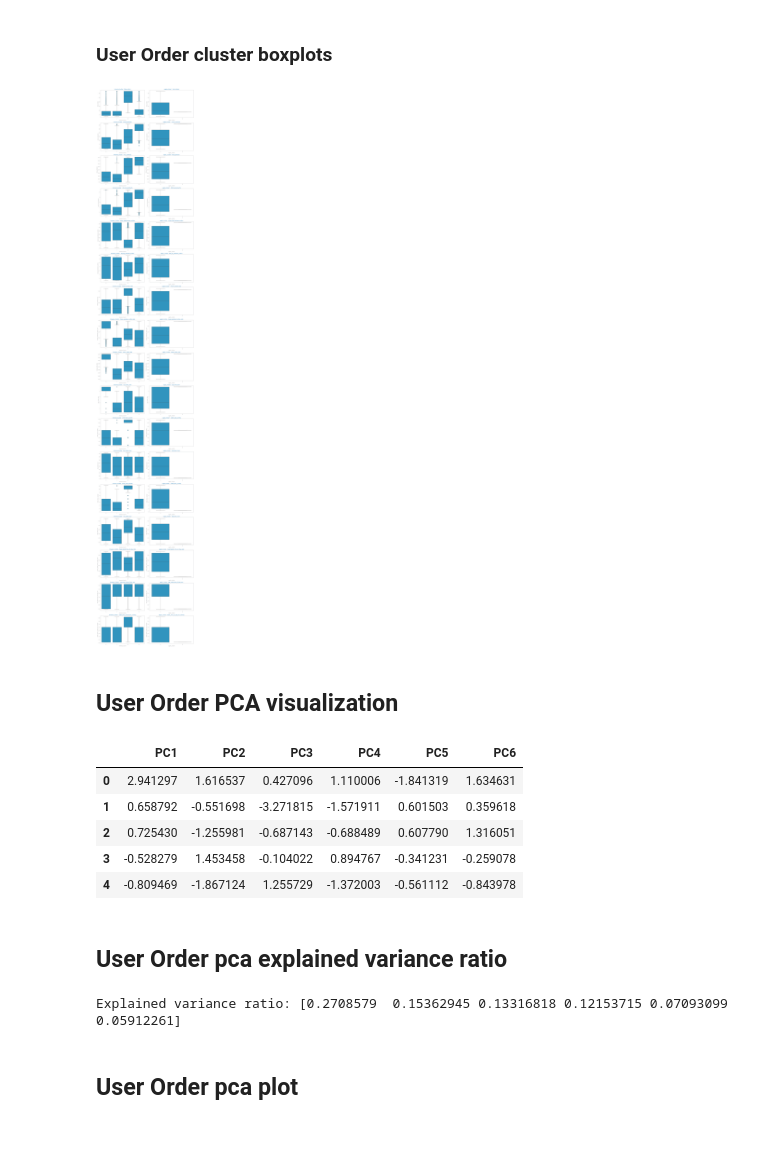
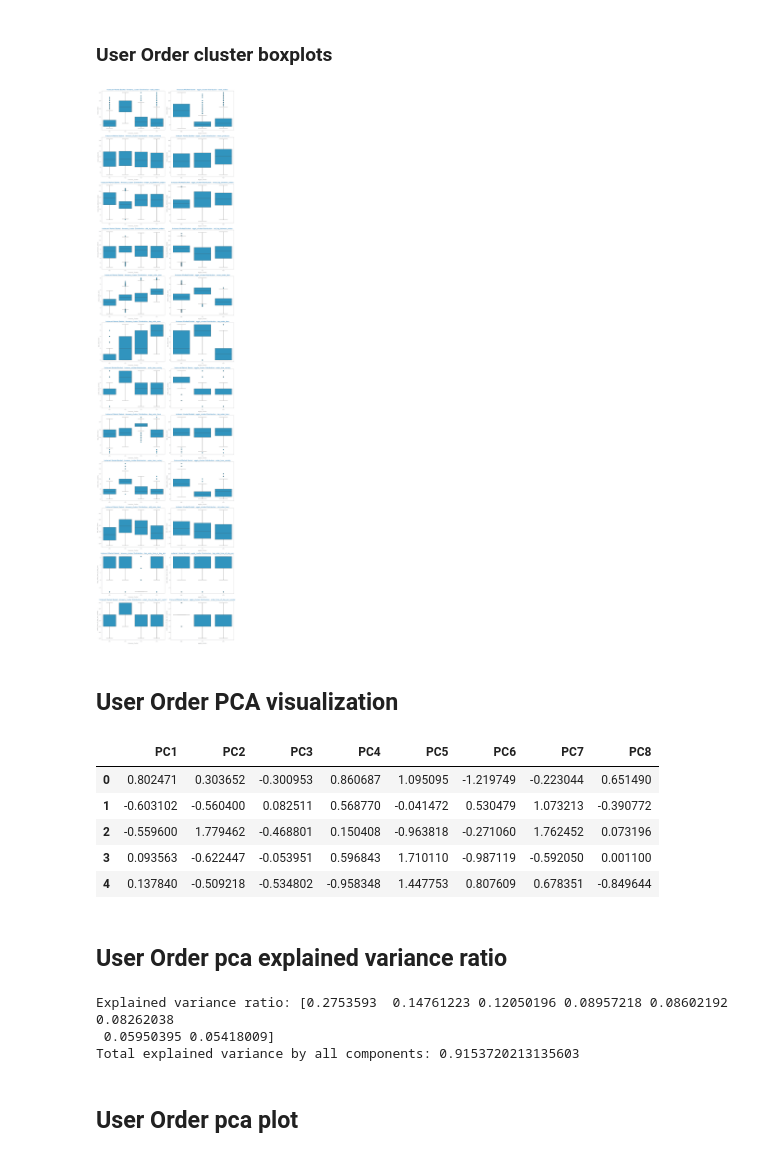
Before and after one commit to jvanalytics/ist_dash_2024_rec, a Jupyter notebook: non_supervised_analysis/notebooks/dataset_3/2_instacart_clustering.ipynb, the cells around one changed output. Cells and saved outputs as stored; diff of their text form; code cells hidden in the pictures.

Commit message:
updated clustering with feature engineering, updated pattern with functions

```diff
--- a/non_supervised_analysis/notebooks/dataset_3/2_instacart_clustering.ipynb
+++ b/non_supervised_analysis/notebooks/dataset_3/2_instacart_clustering.ipynb
@@ -249,16 +389,14 @@ def drop_numeric_outliers(df, summary, numeric_vars, factor=1):
 
 
 
-users_df = truncate_outliers(users_df, summary5, numeric_vars)
+# users_df = truncate_outliers(users_df, summary5, numeric_vars)
 
 
-# outlier_drop = ['total_orders', 'total_products']
-users_df = drop_numeric_outliers(users_df, summary5, numeric_vars)
+outlier_drop = ['total_orders', 'mean_products','std_order_hour']
+users_df = drop_numeric_outliers(users_df, summary5, outlier_drop)
 
 
-users_df=users_df[users_df['total_orders']<=40]
-# users_df=users_df[users_df['total_products']<=1500]
-# users_df=users_df[users_df['order_day_variety']<=4]
+users_df=users_df[users_df['total_orders']<=25]
 
 
 # users_df = drop_numeric_outliers(users_df, summary5, numeric_vars)
@@ -397,7 +535,7 @@ plt.show()
 ## User Order Kmeans model
 # %%
 # Clustering
-reorder_kmeans = KMeans(n_clusters=3, random_state=42)
+reorder_kmeans = KMeans(n_clusters=4, random_state=42)
 reorder_y_pred_kmeans = reorder_kmeans.fit_predict(reorder_numeric_features_scaled)
 
 reorder_kmeans.cluster_centers_
@@ -452,7 +585,7 @@ Error:
 # %% [markdown]
 ## User Order Agglomerative Model
 # %%
-reorder_agglo = AgglomerativeClustering(n_clusters=3, metric='chebyshev', linkage='complete' )
+reorder_agglo = AgglomerativeClustering(n_clusters=3, metric='euclidean', linkage='complete' )
 reorder_y_pred_agglo = reorder_agglo.fit_predict(reorder_numeric_features_scaled)
 
 reorder_y_pred_agglo
@@ -481,6 +614,11 @@ Silhouette Score for Agglomerative Clustering: 0.14892262375145018
 users_df['kmeans_cluster'] = reorder_y_pred_kmeans
 users_df['agglo_cluster'] = reorder_y_pred_agglo
 
+# Map the cluster labels to custom names
+cluster_mapping = {i: f'C{i+1}' for i in range(max(reorder_y_pred_kmeans.max(), reorder_y_pred_agglo.max()) + 1)}
+users_df['kmeans_cluster'] = users_df['kmeans_cluster'].map(cluster_mapping)
+users_df['agglo_cluster'] = users_df['agglo_cluster'].map(cluster_mapping)
+
 # Display the dataframe with the new cluster labels
 users_df.head()
 # %% [output]
@@ -527,31 +662,31 @@ dtype: int64
 # %%
 
 # Example usage
 features = numeric_vars
 
 
 cluster_labels = ['kmeans_cluster', 'agglo_cluster']
-plot_cluster_boxplots(users_df, features, cluster_labels)
+plot_cluster_boxplots(users_df, features, cluster_labels,file_tag=file_tag)
 # %% [output]
-[figure, old version]
+[figure, new version]
 # %% [markdown]
 ## User Order PCA visualization
 # %%
 from sklearn.decomposition import PCA
 
 # Visualization
-pca_reorder = PCA(n_components=6)
+pca_reorder = PCA(n_components=8)
 numeric_features_pca = pca_reorder.fit_transform(reorder_numeric_features_scaled)
 
 pca_reorder_df = pd.DataFrame(numeric_features_pca, columns=[f'PC{i+1}' for i in range(numeric_features_pca.shape[1])])
 pca_reorder_df.head()
 # %% [output]
-|  | PC1 | PC2 | PC3 | PC4 | PC5 | PC6 |
-| 0 | 2.941297 | 1.616537 | 0.427096 | 1.110006 | -1.841319 | 1.634631 |
-| 1 | 0.658792 | -0.551698 | -3.271815 | -1.571911 | 0.601503 | 0.359618 |
-| 2 | 0.725430 | -1.255981 | -0.687143 | -0.688489 | 0.607790 | 1.316051 |
-| 3 | -0.528279 | 1.453458 | -0.104022 | 0.894767 | -0.341231 | -0.259078 |
-| 4 | -0.809469 | -1.867124 | 1.255729 | -1.372003 | -0.561112 | -0.843978 |
+|  | PC1 | PC2 | PC3 | PC4 | PC5 | PC6 | PC7 | PC8 |
+| 0 | 0.802471 | 0.303652 | -0.300953 | 0.860687 | 1.095095 | -1.219749 | -0.223044 | 0.651490 |
+| 1 | -0.603102 | -0.560400 | 0.082511 | 0.568770 | -0.041472 | 0.530479 | 1.073213 | -0.390772 |
+| 2 | -0.559600 | 1.779462 | -0.468801 | 0.150408 | -0.963818 | -0.271060 | 1.762452 | 0.073196 |
+| 3 | 0.093563 | -0.622447 | -0.053951 | 0.596843 | 1.710110 | -0.987119 | -0.592050 | 0.001100 |
+| 4 | 0.137840 | -0.509218 | -0.534802 | -0.958348 | 1.447753 | 0.807609 | 0.678351 | -0.849644 |
 # %% [markdown]
 ## User Order pca explained variance ratio
 # %%
@@ -561,10 +696,15 @@ pca_reorder.fit(reorder_numeric_features_scaled)
 # Explained variance ratio
 explained_variance_reorder = pca_reorder.explained_variance_ratio_
 
+# Sum of explained variance ratio
+total_explained_variance = explained_variance_reorder.sum()
 
 print(f'Explained variance ratio: {explained_variance_reorder}')
+print(f'Total explained variance by all components: {total_explained_variance}')
 # %% [output]
-Explained variance ratio: [0.2708579  0.15362945 0.13316818 0.12153715 0.07093099 0.05912261]
+Explained variance ratio: [0.2753593  0.14761223 0.12050196 0.08957218 0.08602192 0.08262038
+ 0.05950395 0.05418009]
+Total explained variance by all components: 0.9153720213135603
 # %% [markdown]
 ## User Order pca plot
 # %% [markdown]
```
Also changed, not shown: parts of 25 cells of this notebook, 10 other files.
